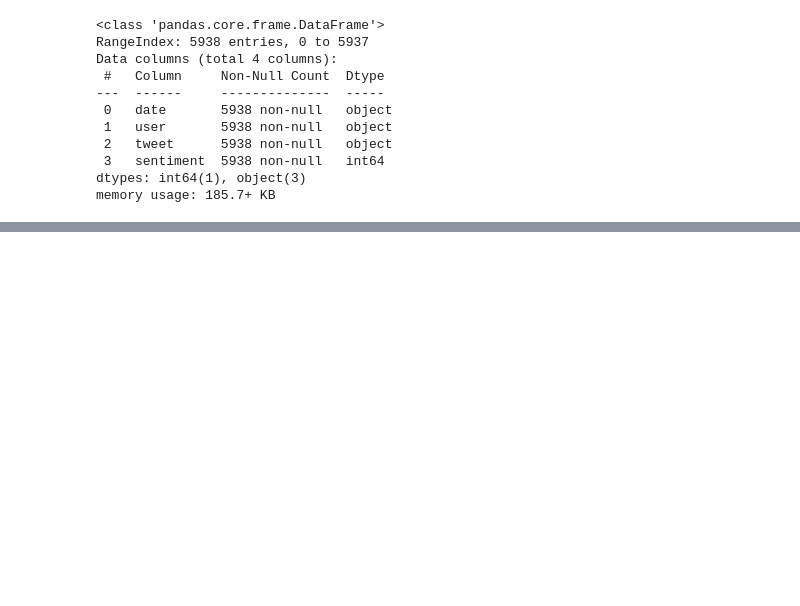
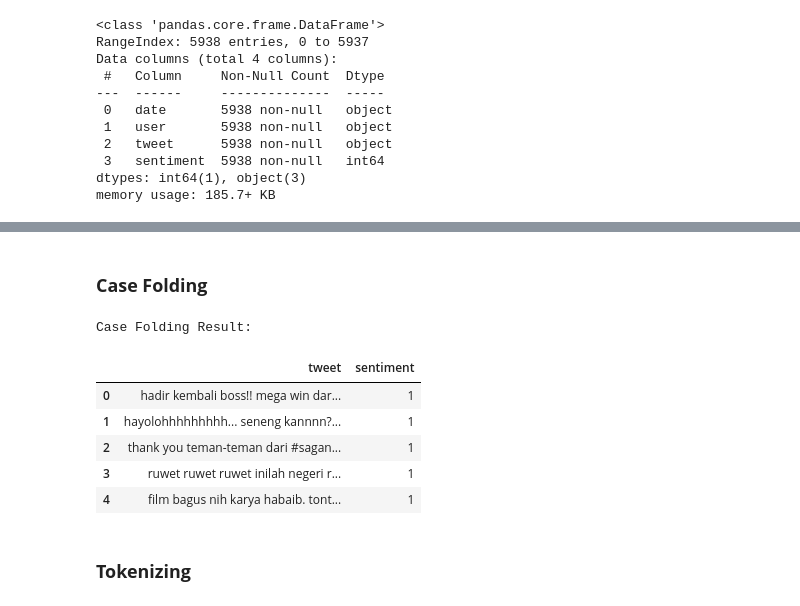
Before and after one commit to anggawidiarta/SentimentAnalysis-XGBoost, a Jupyter notebook: code/preprocessing_data.ipynb, the cells around one changed output, grey strips where cells are left out. Cells and saved outputs as stored; diff of their text form; code cells hidden in the pictures; blank space fills up the shorter version.

```diff
--- a/code/preprocessing_data.ipynb
+++ b/code/preprocessing_data.ipynb
@@ -668,0 +771,21 @@ memory usage: 185.7+ KB
+# %% [markdown]
+### **Case Folding**
+# %%
+# Mengubah semua teks dalam kolom 'tweet' menjadi huruf kecil
+df["tweet"] = df["tweet"].str.lower()
+
+# Mencetak hasil dari Case Folding
+print("Case Folding Result:")
+
+# Menampilkan lima baris pertama dari DataFrame setelah dilakukan Case Folding
+df.head(5)
+# %% [output]
+Case Folding Result:
+|  | tweet | sentiment |
+| 0 | hadir kembali boss!! mega win dar... | 1 |
+| 1 | hayolohhhhhhhhh... seneng kannnn?... | 1 |
+| 2 | thank you teman-teman dari #sagan... | 1 |
+| 3 | ruwet ruwet ruwet inilah negeri r... | 1 |
+| 4 | film bagus nih karya habaib. tont... | 1 |
+# %% [markdown]
+### **Tokenizing**
```
Also changed, not shown: parts of 22 cells of this notebook, 3 other files.
